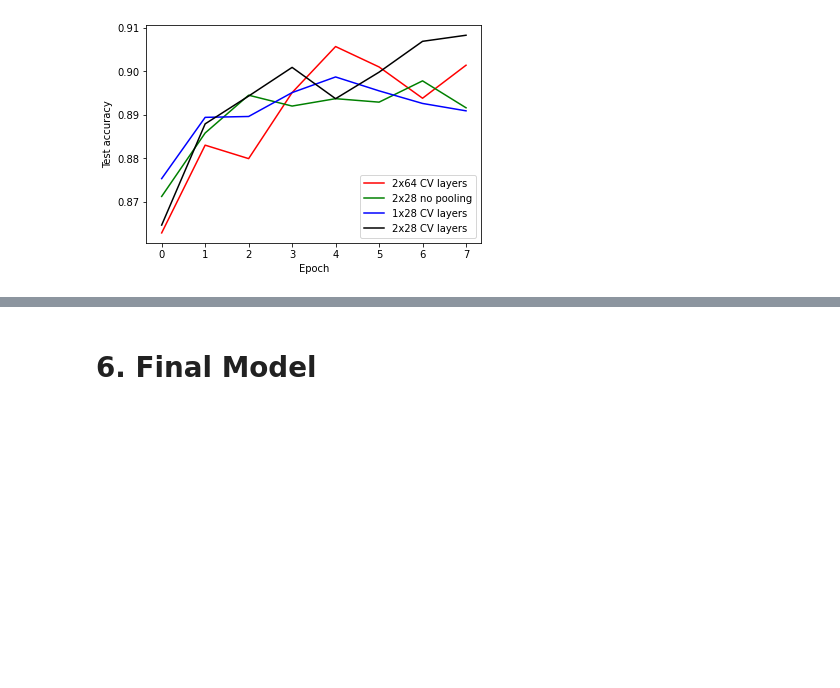
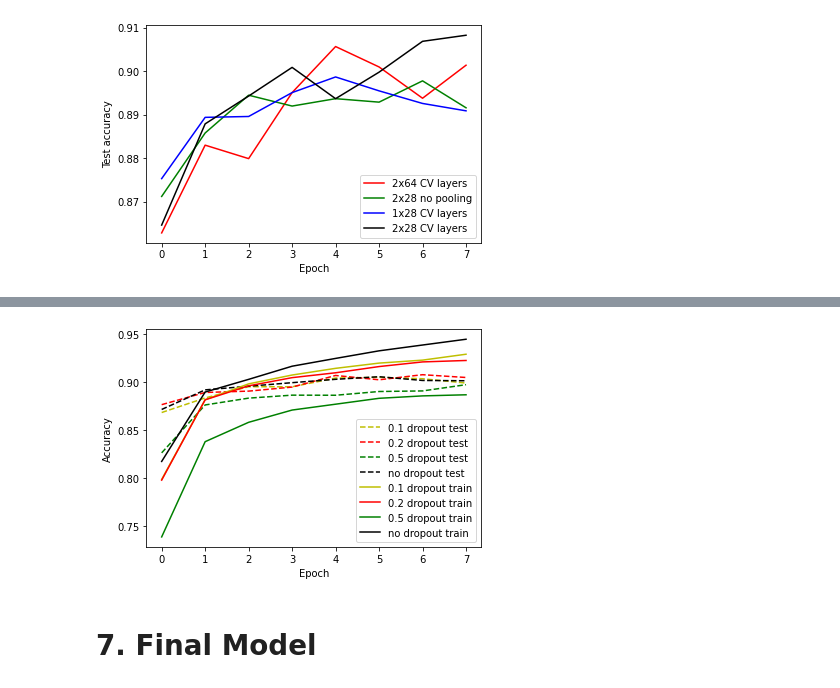
Before and after one commit to rileykc98/478Project, a Jupyter notebook: 478Project.ipynb, the cells around one changed output, grey strips where cells are left out. Drawn from its saved outputs; the diff is of its cells as text; code cells hidden in the pictures; blank space fills up the shorter version.

```diff
--- a/478Project.ipynb
+++ b/478Project.ipynb
@@ -425,5 +491,20 @@ plt.show()
+# %%
+plt.plot(test_history_do[2].history['val_accuracy'], c = 'y',linestyle='dashed',label='0.1 dropout test')
+plt.plot(test_history_do[0].history['val_accuracy'], c = 'r',linestyle='dashed',label='0.2 dropout test')
+plt.plot(test_history_do[1].history['val_accuracy'], c = 'g',linestyle='dashed',label='0.5 dropout test')
+plt.plot(test_history.history['val_accuracy'], c = 'k',linestyle='dashed',label='no dropout test')
+plt.plot(test_history_do[2].history['accuracy'], c = 'y',label='0.1 dropout train')
+plt.plot(test_history_do[0].history['accuracy'], c = 'r',label='0.2 dropout train')
+plt.plot(test_history_do[1].history['accuracy'], c = 'g',label='0.5 dropout train')
+plt.plot(test_history.history['accuracy'], c = 'k',label='no dropout train')
+plt.xlabel('Epoch')
+plt.ylabel('Accuracy')
+plt.legend()
+plt.show()
+# %% [output]
+[figure, added]
 # %% [markdown]
-# 6. Final Model
+# 7. Final Model
 # %%
 # hyper parameters
 epochs = 8
```
Also changed, not shown: parts of 6 cells of this notebook.
